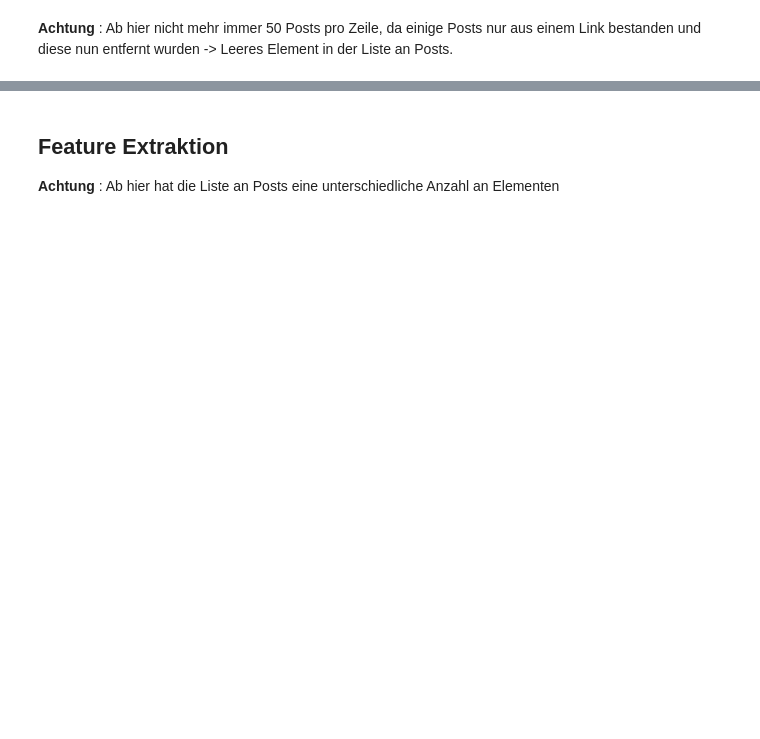
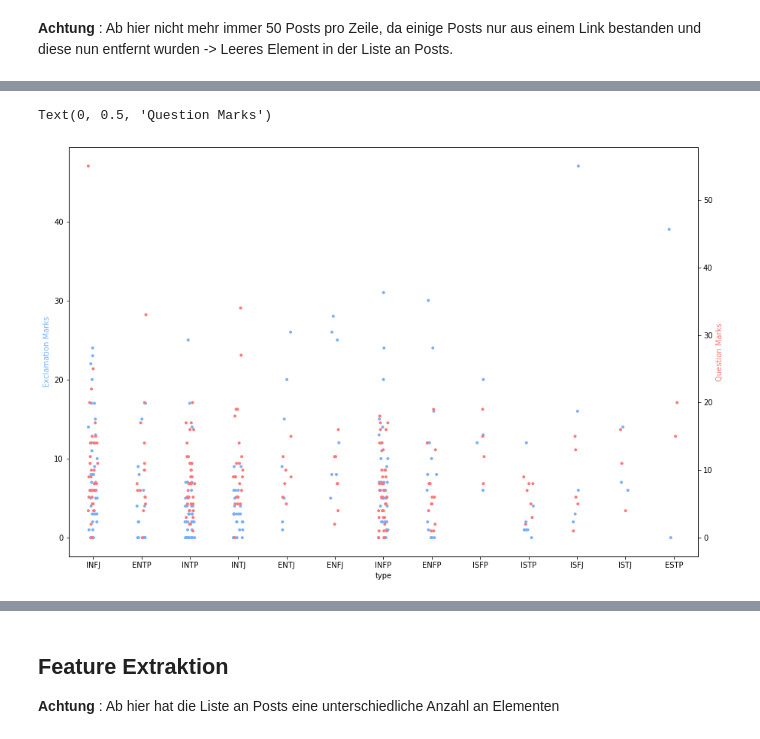
Before and after one commit to Pfanfel/mbti_dataset_fh, a Jupyter notebook: MBTI_auswertung.ipynb, the cells around one changed output, grey strips where cells are left out. Cells and saved outputs as stored; diff of their text form; code cells hidden in the pictures; blank space fills up the shorter version.

Commit message:
Count exclamation and question marks

```diff
--- a/MBTI_auswertung.ipynb
+++ b/MBTI_auswertung.ipynb
@@ -233,3 +233,16 @@ After
 | 2 | INTP | 'Good one _____ https://www.youtu... | Good one _____ https://www.youtub... | [Good one _____ https://www.youtu... | [good one _____ https://www.youtu... | 5 | ... |
 | 3 | INTJ | 'Dear INTP, I enjoyed our convers... | Dear INTP, I enjoyed our conversa... | [Dear INTP, I enjoyed our convers... | [dear intp, i enjoyed our convers... | 2 | ... |
 | 4 | ENTJ | 'You're fired.|||That's another s... | You're fired.|||That's another si... | [You're fired., That's another si... | [you're fired., that's another si... | 6 | ... |
+# %%
+# Ausrufezeichen und Fragezeichen zählen, bevor sie entfernt werden
+
+def count_punctuation_in_list (list, punct):
+    counter = 0
+    for e in list:
+        counter += e.count(punct)
+    return counter
+
+df['exclamations_in_posts'] = df['posts_processed_dequote_split_lowercase_linksRemoved_expandedContractions'].apply(lambda list : count_punctuation_in_list(list, '!'))
+df['questions_in_posts'] = df['posts_processed_dequote_split_lowercase_linksRemoved_expandedContractions'].apply(lambda list : count_punctuation_in_list(list, '?'))
+print('Count Exclamation and Question Marks')
+df.head(5)
@@ -236,3 +257,14 @@ After
+# %%
+# Benutzung von Exclamation und Question Marks visualisieren
+fig, ax1 = plt.subplots(figsize=(15,10))
+sns.stripplot(x='type', y = 'exclamations_in_posts', s = 4, color="#77b0ff", data = df, ax=ax1)
+ax1.set_ylabel('Exclamation Marks', color="#77b0ff")
+ax2 = ax1.twinx()
+sns.stripplot(x='type', y = 'questions_in_posts', s = 4, color="#ff7777", data = df, ax=ax2)
+ax2.set_ylabel('Question Marks', color="#ff7777")
+# %% [output]
+Text(0, 0.5, 'Question Marks')
+[figure, added]
 # %%
 #Satzzeichen mit Leerzeichen ersetzen (muss nach den contractions passieren, da diese ebenfalls entfernt werden )
 df['posts_processed_dequote_split_lowercase_linksRemoved_expandedContractions_punctuationRemoved']=df['posts_processed_dequote_split_lowercase_linksRemoved_expandedContractions'].apply(lambda posts : list(map(lambda post: re.sub('[%s]' % re.escape(string.punctuation), ' ', post), posts)))
```
Also changed, not shown: parts of 15 cells of this notebook.
